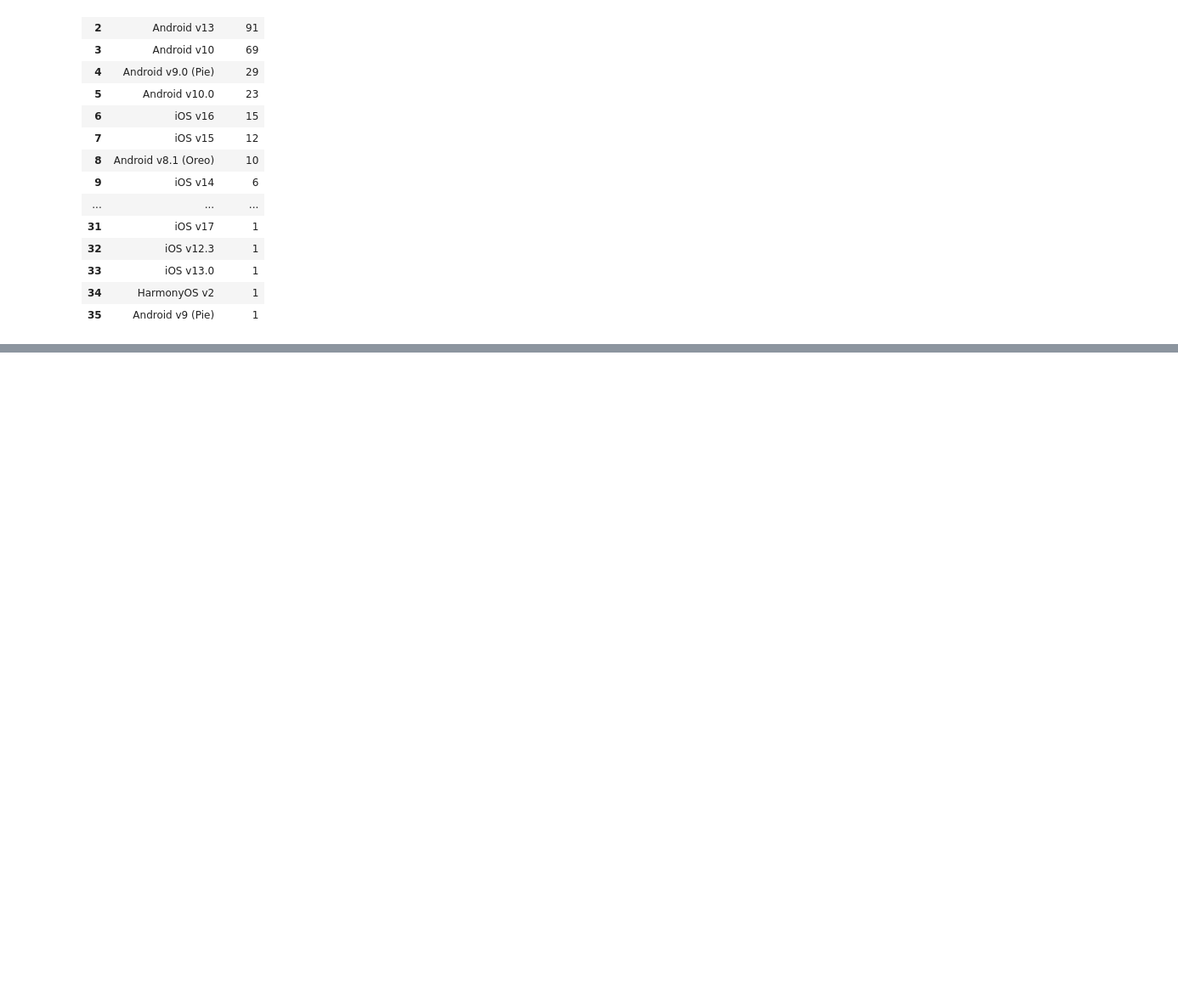
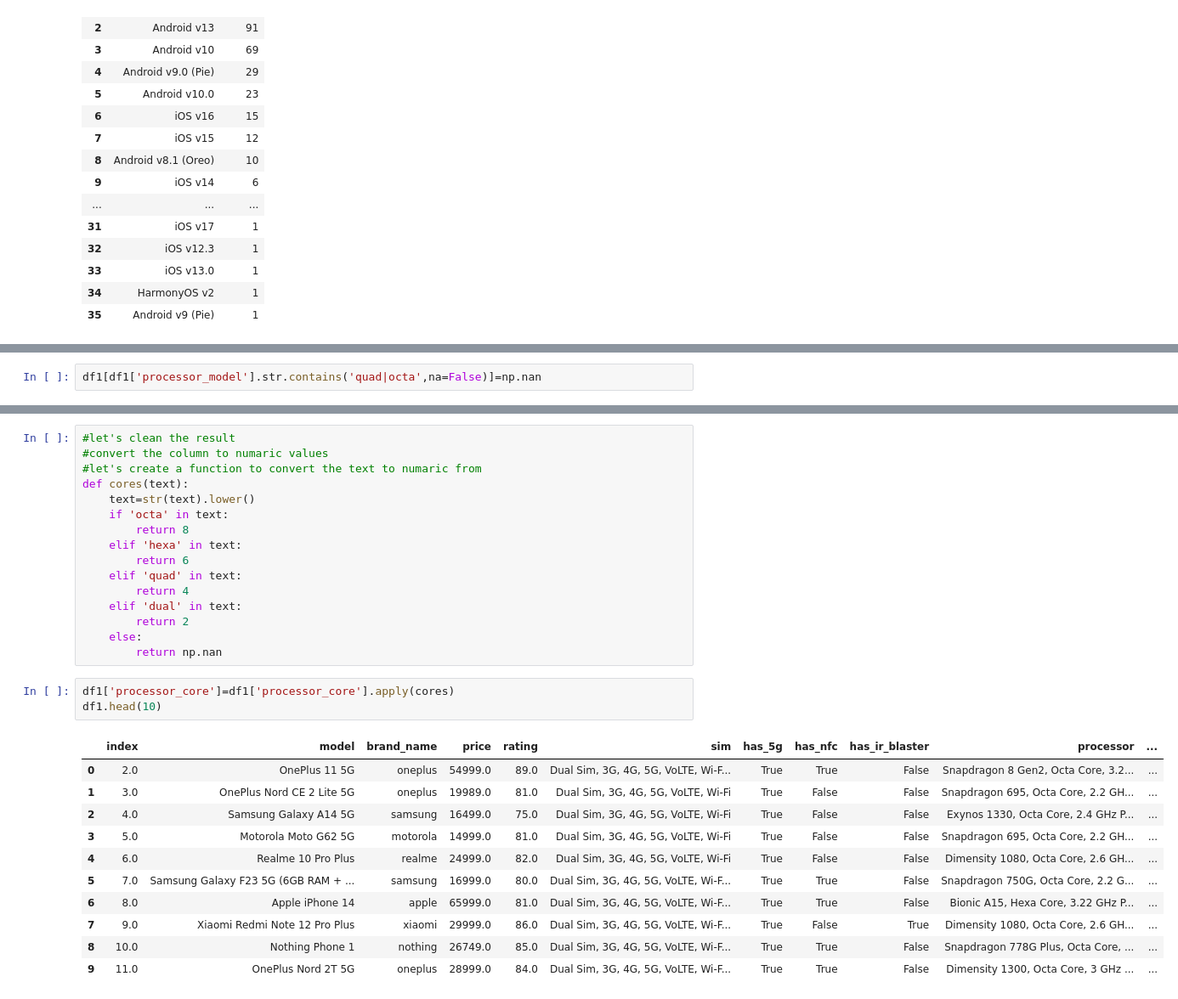
Before and after one commit to tanvirahmed1732/My-Learnings, a Jupyter notebook: Data Science Mentorship Program (DSMP)/Week 12 Data Analysis Process Contd/Session on Data Cleaning Case Study - Smartphone dataset/SmartPhone Data Cleaning.ipynb, the cells around one changed output, grey strips where cells are left out. Shown at 85% size. Saved outputs shown, nothing was run; the diff lists cells and outputs as text; blank space fills up the shorter version.

```diff
--- a/Data Science Mentorship Program (DSMP)/Week 12 Data Analysis Process Contd/Session on Data Cleaning Case Study - Smartphone dataset/SmartPhone Data Cleaning.ipynb
+++ b/Data Science Mentorship Program (DSMP)/Week 12 Data Analysis Process Contd/Session on Data Cleaning Case Study - Smartphone dataset/SmartPhone Data Cleaning.ipynb
@@ -500,0 +762,2 @@ df1['os'].value_counts().reset_index()
+# %%
+df1[df1['processor_model'].str.contains('quad|octa',na=False)]=np.nan
@@ -500,0 +797,31 @@ df1['os'].value_counts().reset_index()
+# %%
+#let's clean the result
+#convert the column to numaric values
+#let's create a function to convert the text to numaric from
+def cores(text):
+    text=str(text).lower()
+    if 'octa' in text:
+        return 8
+    elif 'hexa' in text:
+        return 6
+    elif 'quad' in text:
+        return 4
+    elif 'dual' in text:
+        return 2
+    else:
+        return np.nan
+# %%
+df1['processor_core']=df1['processor_core'].apply(cores)
+df1.head(10)
+# %% [output]
+|  | index | model | brand_name | price | rating | sim | has_5g | has_nfc | has_ir_blaster | processor | ... |
+| 0 | 2.0 | OnePlus 11 5G | oneplus | 54999.0 | 89.0 | Dual Sim, 3G, 4G, 5G, VoLTE, Wi-F... | True | True | False | Snapdragon 8 Gen2, Octa Core, 3.2... | ... |
+| 1 | 3.0 | OnePlus Nord CE 2 Lite 5G | oneplus | 19989.0 | 81.0 | Dual Sim, 3G, 4G, 5G, VoLTE, Wi-Fi | True | False | False | Snapdragon 695, Octa Core, 2.2 GH... | ... |
+| 2 | 4.0 | Samsung Galaxy A14 5G | samsung | 16499.0 | 75.0 | Dual Sim, 3G, 4G, 5G, VoLTE, Wi-Fi | True | False | False | Exynos 1330, Octa Core, 2.4 GHz P... | ... |
+| 3 | 5.0 | Motorola Moto G62 5G | motorola | 14999.0 | 81.0 | Dual Sim, 3G, 4G, 5G, VoLTE, Wi-Fi | True | False | False | Snapdragon 695, Octa Core, 2.2 GH... | ... |
+| 4 | 6.0 | Realme 10 Pro Plus | realme | 24999.0 | 82.0 | Dual Sim, 3G, 4G, 5G, VoLTE, Wi-Fi | True | False | False | Dimensity 1080, Octa Core, 2.6 GH... | ... |
+| 5 | 7.0 | Samsung Galaxy F23 5G (6GB RAM + ... | samsung | 16999.0 | 80.0 | Dual Sim, 3G, 4G, 5G, VoLTE, Wi-F... | True | True | False | Snapdragon 750G, Octa Core, 2.2 G... | ... |
+| 6 | 8.0 | Apple iPhone 14 | apple | 65999.0 | 81.0 | Dual Sim, 3G, 4G, 5G, VoLTE, Wi-F... | True | True | False | Bionic A15, Hexa Core, 3.22 GHz P... | ... |
+| 7 | 9.0 | Xiaomi Redmi Note 12 Pro Plus | xiaomi | 29999.0 | 86.0 | Dual Sim, 3G, 4G, 5G, VoLTE, Wi-F... | True | False | True | Dimensity 1080, Octa Core, 2.6 GH... | ... |
+| 8 | 10.0 | Nothing Phone 1 | nothing | 26749.0 | 85.0 | Dual Sim, 3G, 4G, 5G, VoLTE, Wi-F... | True | True | False | Snapdragon 778G Plus, Octa Core, ... | ... |
+| 9 | 11.0 | OnePlus Nord 2T 5G | oneplus | 28999.0 | 84.0 | Dual Sim, 3G, 4G, 5G, VoLTE, Wi-F... | True | True | False | Dimensity 1300, Octa Core, 3 GHz ... | ... |
```
Also changed, not shown: parts of 131 cells of this notebook.
